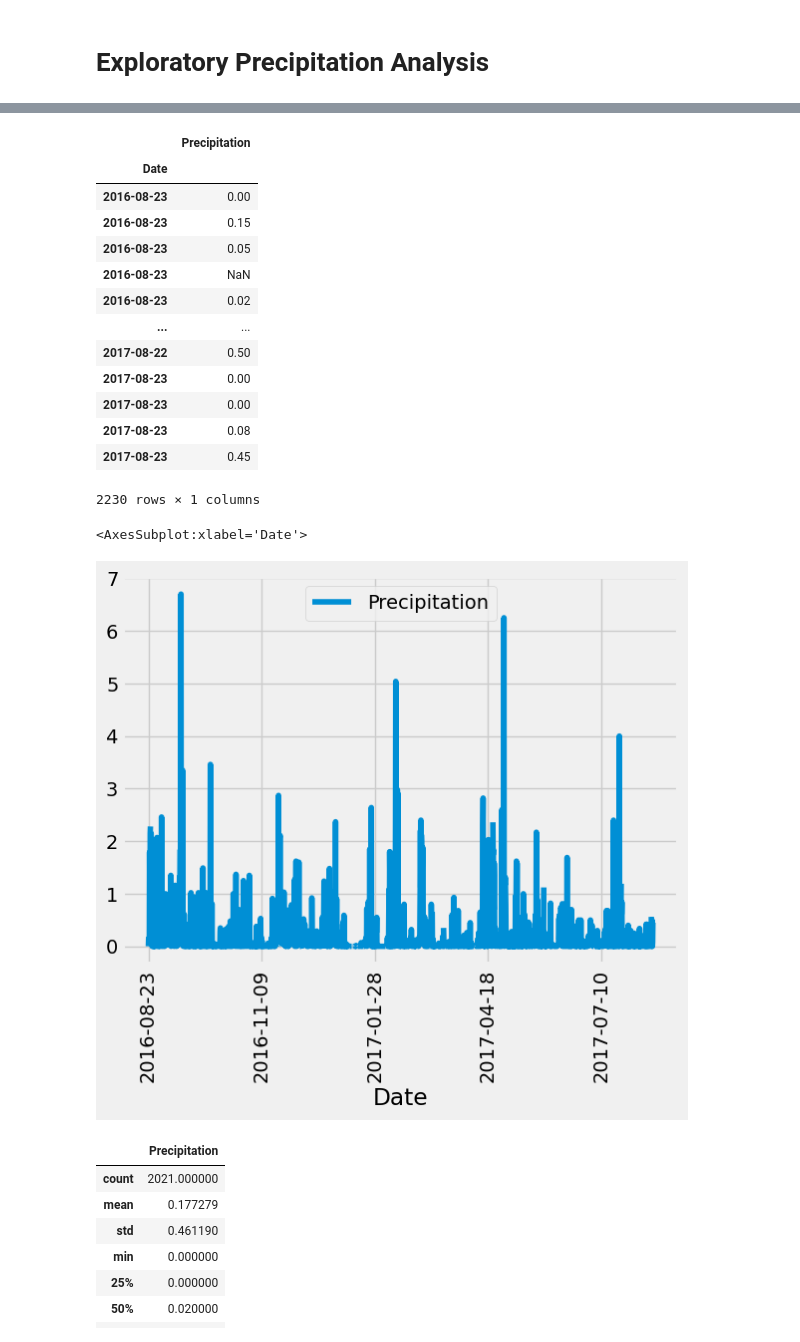
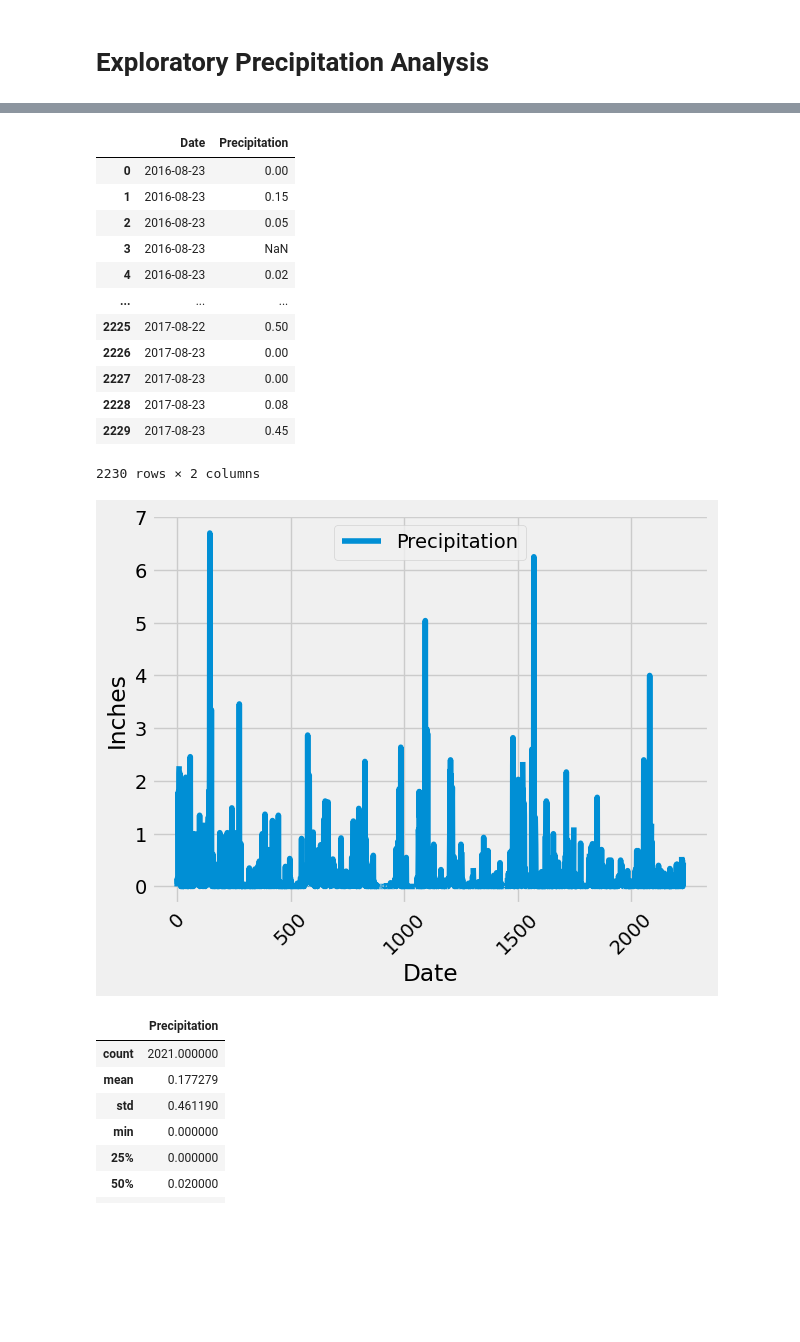
Before and after one commit to mychele-larson/sql-alchemy-challenge, a Jupyter notebook: Climate_Data/Climate_data_homework_part1.ipynb, the cells around one changed output, grey strips where cells are left out. Cells and saved outputs as stored; diff of their text form; code cells hidden in the pictures; blank space fills up the shorter version.

```diff
--- a/Climate_Data/Climate_data_homework_part1.ipynb
+++ b/Climate_Data/Climate_data_homework_part1.ipynb
@@ -116,8 +127,6 @@ station.head()
 # Starting from the most recent data point in the database.
 
 # Calculate the date one year from the last date in data set.
-#prev_yr = dt.date(2017, 8, 23) - dt.timedelta(days=365)
-#prev_yr
-last_date = session.query(func.max(Measure.date)).first()
-last_date
+prev_yr = dt.date(2017, 8, 23) - dt.timedelta(days=365)
+print("Query Date: ", prev_yr)
 # %% [output]
@@ -125,10 +134,9 @@ last_date
 # %%
 # Perform a query to retrieve the date and precipitation scores
-rain_data = session.query(Measure.date, Measure.prcp)\
-    .filter(Measure.date > '2016-08-22')\
-    .filter(Measure.date <= '2017-08-23')\
+select = [Measure.date, Measure.prcp]
+rain_data = session.query(*select).filter(Measure.date >= prev_yr)\
     .order_by(Measure.date).all()
-rain_data
+print(rain_data)
 # %% [output]
 [('2016-08-23', 0.0),
  ('2016-08-23', 0.15),
@@ -150,8 +158,7 @@ rain_data
 # %%
 # Save the query results as a Pandas DataFrame and set the index to the date column
-precip = pd.DataFrame(rain_data, columns=['Date', 'Precipitation'])
-
-# Index by date column
-precip.set_index('Date', inplace=True)
+precip = pd.DataFrame(rain_data, columns=['date', 'prcp'])
+precip.sort_values(['date']).dropna()
+precip=precip.rename(columns={'date':'Date', 'prcp':'Precipitation'})
 precip
 # %% [output]
@@ -173,32 +179,29 @@ precip
 # Sort dataframe by date
 precip.sort_index()
 # %% [output]
-|  | Precipitation |
-| Date |  |
-| 2016-08-23 | 0.00 |
-| 2016-08-23 | 0.15 |
-| 2016-08-23 | 0.05 |
-| 2016-08-23 | NaN |
-| 2016-08-23 | 0.02 |
-| ... | ... |
-| 2017-08-22 | 0.50 |
-| 2017-08-23 | 0.00 |
-| 2017-08-23 | 0.00 |
-| 2017-08-23 | 0.08 |
-| 2017-08-23 | 0.45 |
+|  | Date | Precipitation |
+| 0 | 2016-08-23 | 0.00 |
+| 1 | 2016-08-23 | 0.15 |
+| 2 | 2016-08-23 | 0.05 |
+| 3 | 2016-08-23 | NaN |
+| 4 | 2016-08-23 | 0.02 |
+| ... | ... | ... |
+| 2225 | 2017-08-22 | 0.50 |
+| 2226 | 2017-08-23 | 0.00 |
+| 2227 | 2017-08-23 | 0.00 |
+| 2228 | 2017-08-23 | 0.08 |
+| 2229 | 2017-08-23 | 0.45 |
-2230 rows × 1 columns
+2230 rows × 2 columns
 # %%
 # Use Pandas Plotting with Matplotlib to plot the data
-#rainfall = precip.plot(figsize=(7,5), ylim=(0,7), title = 'Precipitation Over 12 Months'
-#rainfall.set_ylabel("Date (Year-Month)")
-#rainfall.set_xlabel("Inches)
-#rainfall.grid()
-#rainfall.plt.savefig("Images/precipitation.png")
-#plt.show
-precip.plot(rot=90)
+precip.plot()
+plt.xlabel("Date")
+plt.ylabel("Inches")
+plt.xticks(rotation = 45)
+plt.savefig('Images/precip_chart.png')
+plt.show()
 # %% [output]
-<AxesSubplot:xlabel='Date'>
-[figure, old version]
+[figure, new version]
 # %%
 # Use Pandas to calcualte the summary statistics for the precipitation data
 precip.describe()
```
Also changed, not shown: parts of 16 cells of this notebook, 4 other files.
